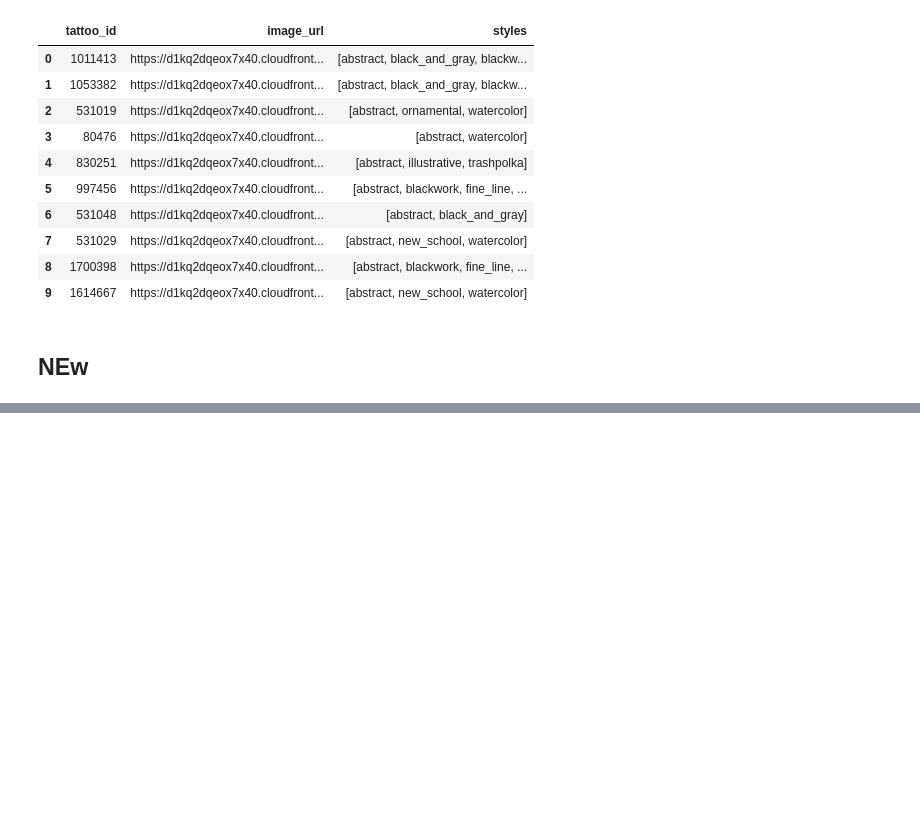
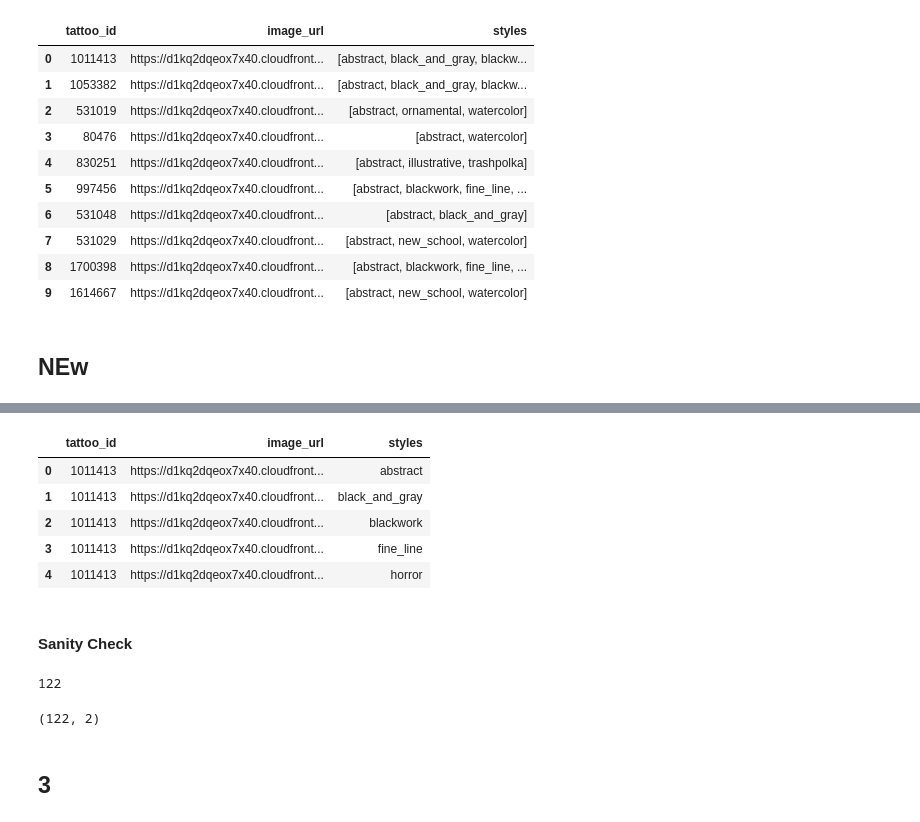
Before and after one commit to harshbaberwal21/tattoo_style_tagger, a Jupyter notebook: development/data_setup_check.ipynb, the cells around one changed output, grey strips where cells are left out. Drawn from its saved outputs; the diff is of its cells as text; code cells hidden in the pictures; blank space fills up the shorter version.

```diff
--- a/development/data_setup_check.ipynb
+++ b/development/data_setup_check.ipynb
@@ -100,0 +142,25 @@ get_tattoos_meta_data_from_page(response_dict['data'])
+# %%
+tattoo_meta_data_exploded_filtered = filter_out_tattoos(tattoo_meta_data_exploded)
+# %%
+tattoo_meta_data_exploded_filtered.head()
+# %% [output]
+|  | tattoo_id | image_url | styles |
+| 0 | 1011413 | https://d1kq2dqeox7x40.cloudfront... | abstract |
+| 1 | 1011413 | https://d1kq2dqeox7x40.cloudfront... | black_and_gray |
+| 2 | 1011413 | https://d1kq2dqeox7x40.cloudfront... | blackwork |
+| 3 | 1011413 | https://d1kq2dqeox7x40.cloudfront... | fine_line |
+| 4 | 1011413 | https://d1kq2dqeox7x40.cloudfront... | horror |
+# %% [markdown]
+#### Sanity Check
+# %%
+tattoo_meta_data_exploded.tattoo_id.nunique() - tattoo_meta_data_exploded_filtered.tattoo_id.nunique()
+# %% [output]
+122
+# %%
+tattoo_meta_data_exploded.groupby(
+    'image_url', as_index=False
+    )['styles'].nunique().query("styles > 7").shape
+# %% [output]
+(122, 2)
+# %% [markdown]
+## 3
```
Also changed, not shown: parts of 22 cells of this notebook, 3 other files.
